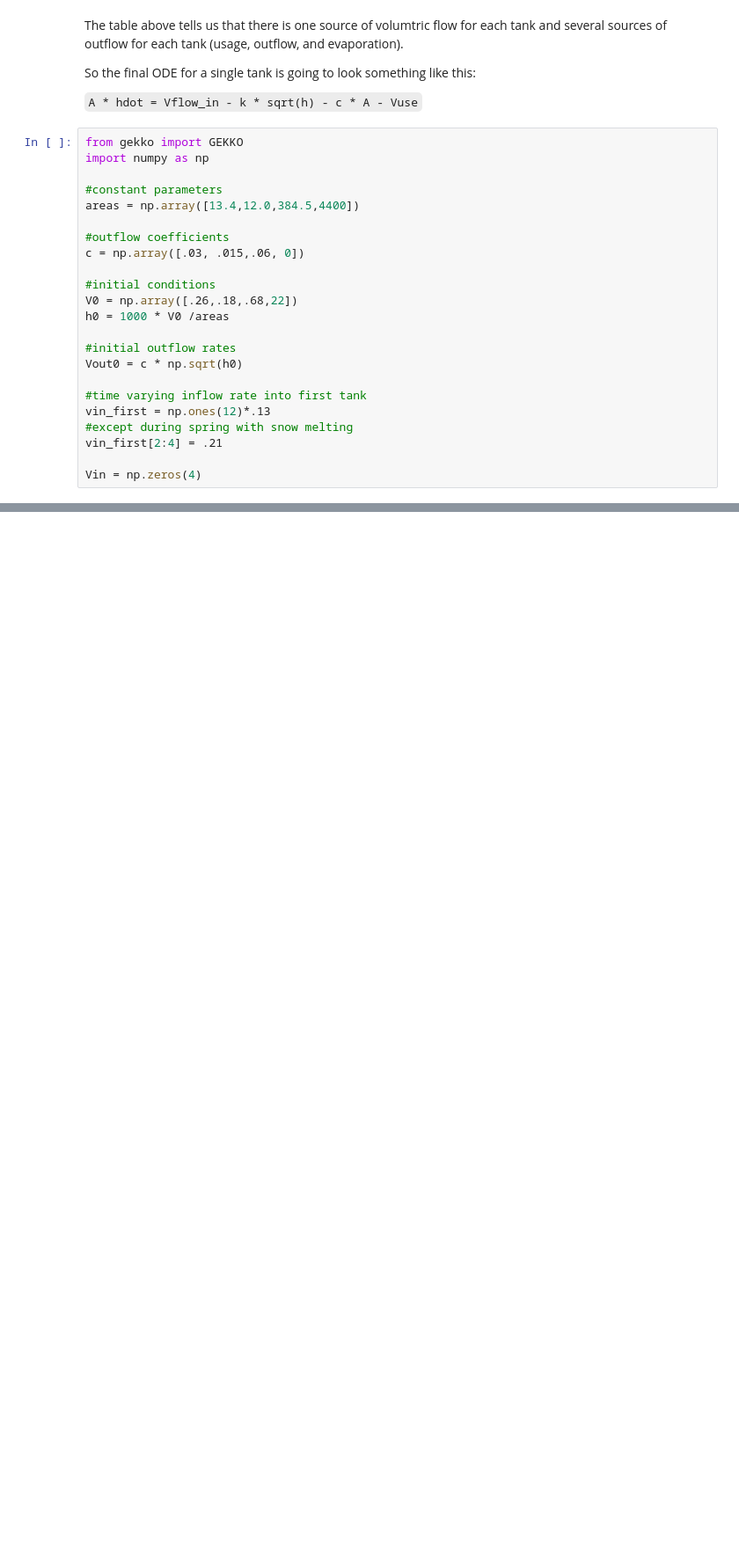
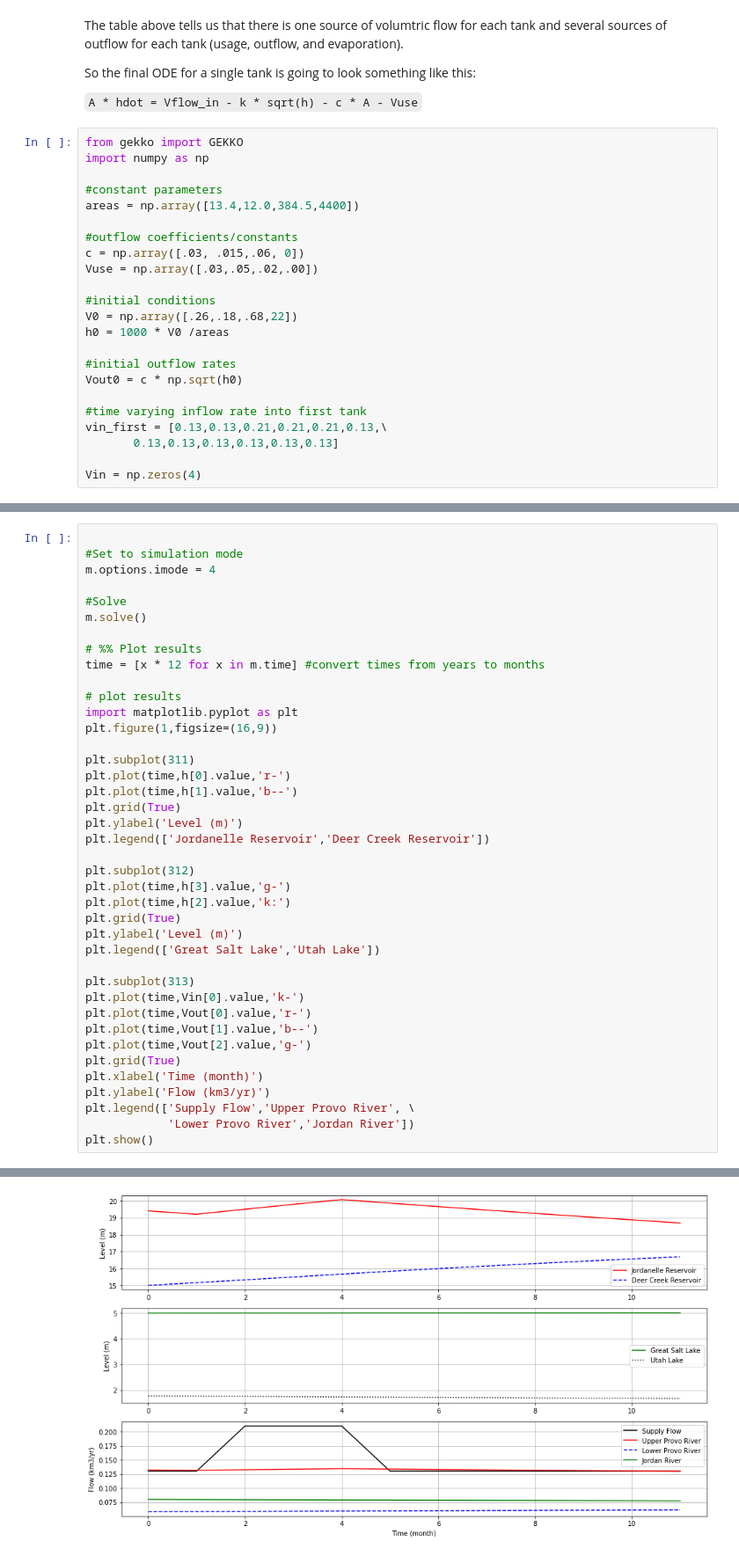
Before and after one commit to cjohns94/dynamic_optmization, a Jupyter notebook: hwA/reservoirs.ipynb, the cells around one changed output, grey strips where cells are left out. Shown: that part at 88% size. Drawn from its saved outputs; the diff is of its cells as text; blank space fills up the shorter version.

Commit message:
fixed weird 13 month thing. time units for sim need to be in years to match coeffs. Solution looks good.

```diff
--- a/hwA/reservoirs.ipynb
+++ b/hwA/reservoirs.ipynb
@@ -73,8 +73,9 @@ import numpy as np
 #constant parameters
 areas = np.array([13.4,12.0,384.5,4400])
 
-#outflow coefficients
+#outflow coefficients/constants
 c = np.array([.03, .015,.06, 0])
+Vuse = np.array([.03,.05,.02,.00])
 
 #initial conditions
 V0 = np.array([.26,.18,.68,22])
@@ -84,8 +85,7 @@ h0 = 1000 * V0 /areas
 Vout0 = c * np.sqrt(h0)
 
 #time varying inflow rate into first tank
-vin_first = np.ones(12)*.13
-#except during spring with snow melting
-vin_first[2:4] = .21
+vin_first = [0.13,0.13,0.21,0.21,0.21,0.13,\
+       0.13,0.13,0.13,0.13,0.13,0.13]
 
 Vin = np.zeros(4)
@@ -96,0 +135,41 @@ m.time = np.arange(0,12,1)
+# %%
+
+#Set to simulation mode
+m.options.imode = 4
+
+#Solve
+m.solve()
+
+# %% Plot results
+time = [x * 12 for x in m.time] #convert times from years to months
+
+# plot results
+import matplotlib.pyplot as plt
+plt.figure(1,figsize=(16,9))
+
+plt.subplot(311)
+plt.plot(time,h[0].value,'r-')
+plt.plot(time,h[1].value,'b--')
+plt.grid(True)
+plt.ylabel('Level (m)')
+plt.legend(['Jordanelle Reservoir','Deer Creek Reservoir'])
+
+plt.subplot(312)
+plt.plot(time,h[3].value,'g-')
+plt.plot(time,h[2].value,'k:')
+plt.grid(True)
+plt.ylabel('Level (m)')
+plt.legend(['Great Salt Lake','Utah Lake'])
+
+plt.subplot(313)
+plt.plot(time,Vin[0].value,'k-')
+plt.plot(time,Vout[0].value,'r-')
+plt.plot(time,Vout[1].value,'b--')
+plt.plot(time,Vout[2].value,'g-')
+plt.grid(True)
+plt.xlabel('Time (month)')
+plt.ylabel('Flow (km3/yr)')
+plt.legend(['Supply Flow','Upper Provo River', \
+            'Lower Provo River','Jordan River'])
+plt.show()
+# %% [output]
@@ -96,0 +193 @@ m.time = np.arange(0,12,1)
+[figure, added]
```
Also changed, not shown: parts of 3 cells of this notebook.
